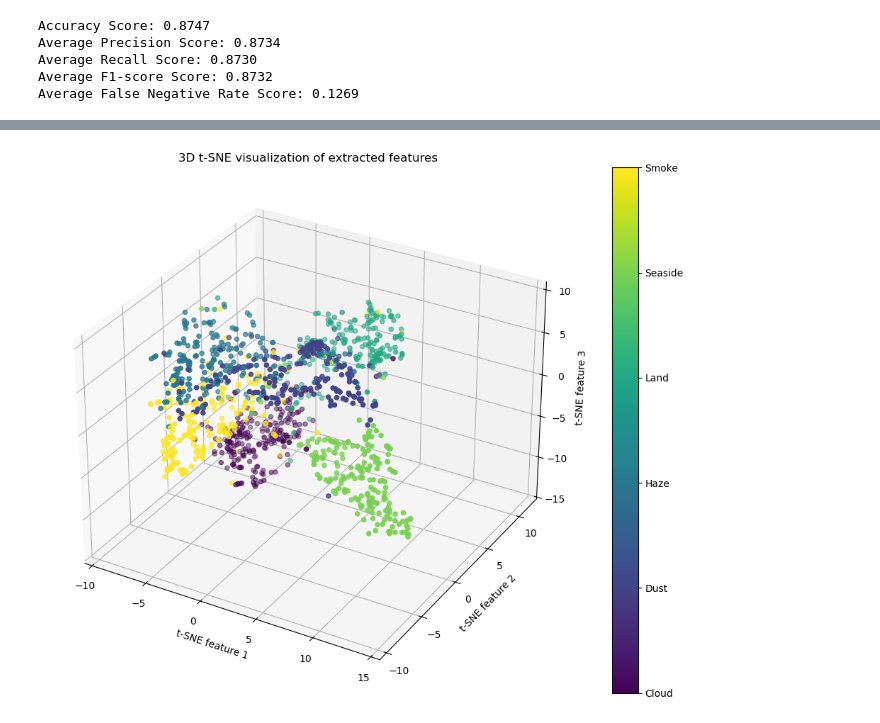
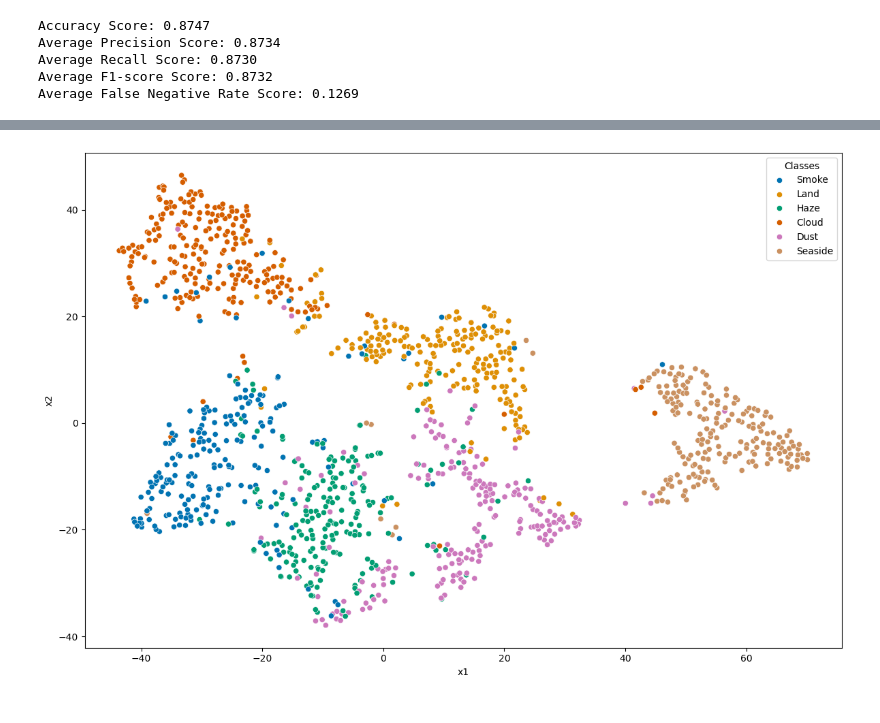
Before and after one commit to pimPijnenburg/Thesis, a Jupyter notebook: USTC_SmokeRS_dataset/code/transfer_learning/baseline_results.ipynb, the cells around one changed output, grey strips where cells are left out. Saved outputs shown, nothing was run; the diff lists cells and outputs as text; code cells hidden in the pictures.

```diff
--- a/USTC_SmokeRS_dataset/code/transfer_learning/baseline_results.ipynb
+++ b/USTC_SmokeRS_dataset/code/transfer_learning/baseline_results.ipynb
@@ -104,5 +103,4 @@ feature_extractor_pred = feature_extractor.predict(X_test)
 # %%
-from xgboost import XGBClassifier
 from sklearn.preprocessing import StandardScaler
 
 scaler = StandardScaler()
@@ -110,7 +108,8 @@ feature_extractor_pred = scaler.fit_transform(feature_extractor_pred)
 feature_extractor_df = pd.DataFrame(feature_extractor_pred)
 y_true_series = pd.Series(y_true)
 
-classifier = XGBClassifier(random_state = 1)
-classifier.fit(X =feature_extractor_df, y = y_true_series)
-feature_importances = classifier.feature_importances_
-feature_importances = pd.Series(feature_importances).sort_values(ascending= False)
+class_mapping = dict()
+for i, label in enumerate(class_labels):
+    class_mapping[i] = label
+
+y_true_labels = y_true_series.map(class_mapping)
@@ -156,21 +115,0 @@ plt.show()
-# %%
-tsne = TSNE(n_components=3, random_state=1, perplexity=30, max_iter =1000)
-X_tsne_3d = tsne.fit_transform(feature_extractor_df)
-
-fig = plt.figure(figsize=(12, 8))
-ax = fig.add_subplot(111, projection='3d')
-
-scatter = ax.scatter(X_tsne_3d[:, 0], X_tsne_3d[:, 1], X_tsne_3d[:, 2], c=y_true, cmap='viridis')
-ax.set_xlabel('t-SNE feature 1')
-ax.set_ylabel('t-SNE feature 2')
-ax.set_zlabel('t-SNE feature 3')
-ax.set_title('3D t-SNE visualization of extracted features')
-
-cbar = plt.colorbar(scatter)
-cbar.set_ticks(range(len(class_labels)))
-cbar.set_ticklabels(class_labels)
-
-plt.tight_layout()
-plt.show()
-# %% [output]
-[figure, removed]
@@ -197,0 +116,17 @@ fig.show()
+# %%
+from sklearn.manifold import TSNE
+tsne = TSNE(n_components = 2, random_state= 1, perplexity= 30, max_iter = 2000, learning_rate= 'auto', init = 'pca')
+X_tsne = tsne.fit_transform(feature_extractor_df)
+tsne_df = pd.DataFrame(data = {
+    'x1': X_tsne[:, 0],
+    'x2': X_tsne[:, 1],
+    'class': y_true_series
+})
+# %%
+plt.figure(figsize= (12, 8))
+scatter = sns.scatterplot(x = 'x1', y = 'x2', data = tsne_df, hue = y_true_labels, palette = 'colorblind')
+scatter.legend(title = 'Classes')
+plt.tight_layout()
+plt.show()
+# %% [output]
+[figure, added]
```
Also changed, not shown: parts of 6 cells of this notebook, 4 other files.
